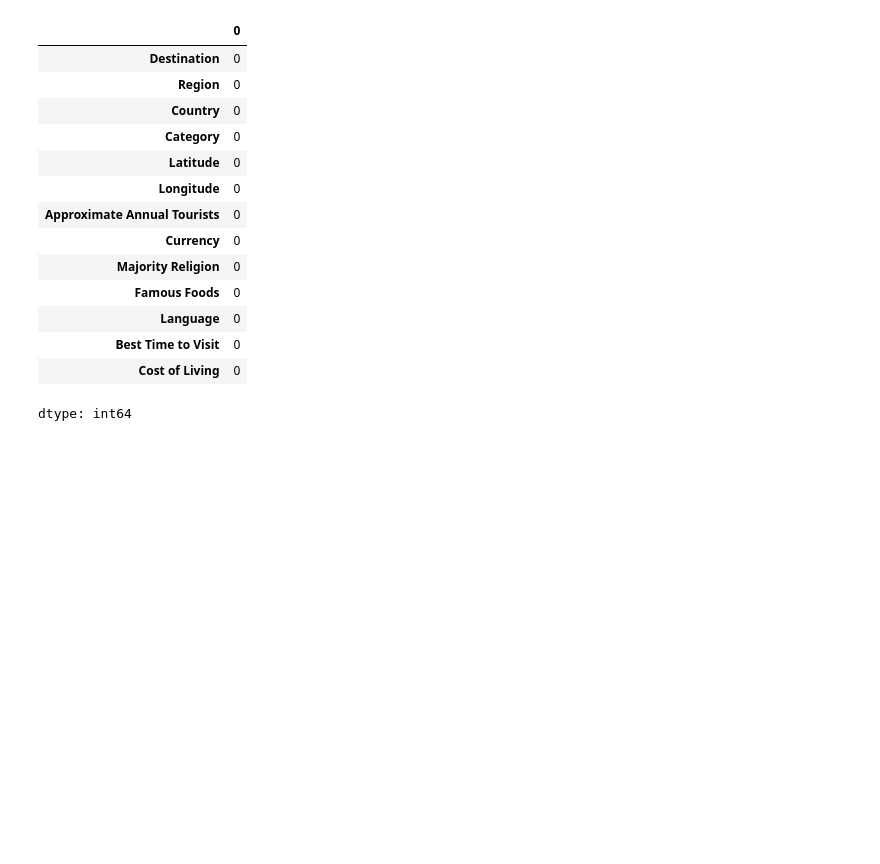
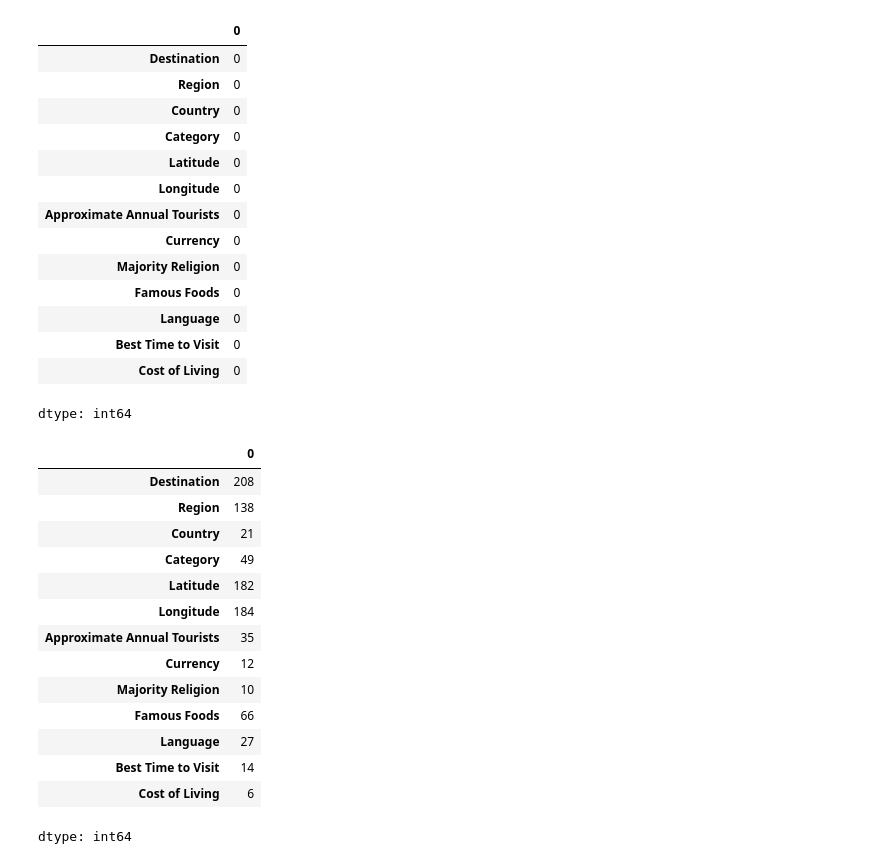
Before and after one commit to saadkhalidabbasi/EDA-Projects, a Jupyter notebook: European_Tour_Destinations_Dataset.ipynb, the cells around one changed output. Drawn from its saved outputs; the diff is of its cells as text; code cells hidden in the pictures; blank space fills up the shorter version.

```diff
--- a/European_Tour_Destinations_Dataset.ipynb
+++ b/European_Tour_Destinations_Dataset.ipynb
@@ -87,3 +96,25 @@ df.isnull().sum()
 | Best Time to Visit | 0 |
 | Cost of Living | 0 |
 dtype: int64
+# %%
+# Dropping Duplicate values (If Present)
+df.drop_duplicates(inplace=True)
+# %%
+# Checking Unique Values of the Features
+df.nunique()
+# %% [output]
+|  | 0 |
+| Destination | 208 |
+| Region | 138 |
+| Country | 21 |
+| Category | 49 |
+| Latitude | 182 |
+| Longitude | 184 |
+| Approximate Annual Tourists | 35 |
+| Currency | 12 |
+| Majority Religion | 10 |
+| Famous Foods | 66 |
+| Language | 27 |
+| Best Time to Visit | 14 |
+| Cost of Living | 6 |
+dtype: int64
```
Also changed, not shown: parts of 10 cells of this notebook.
